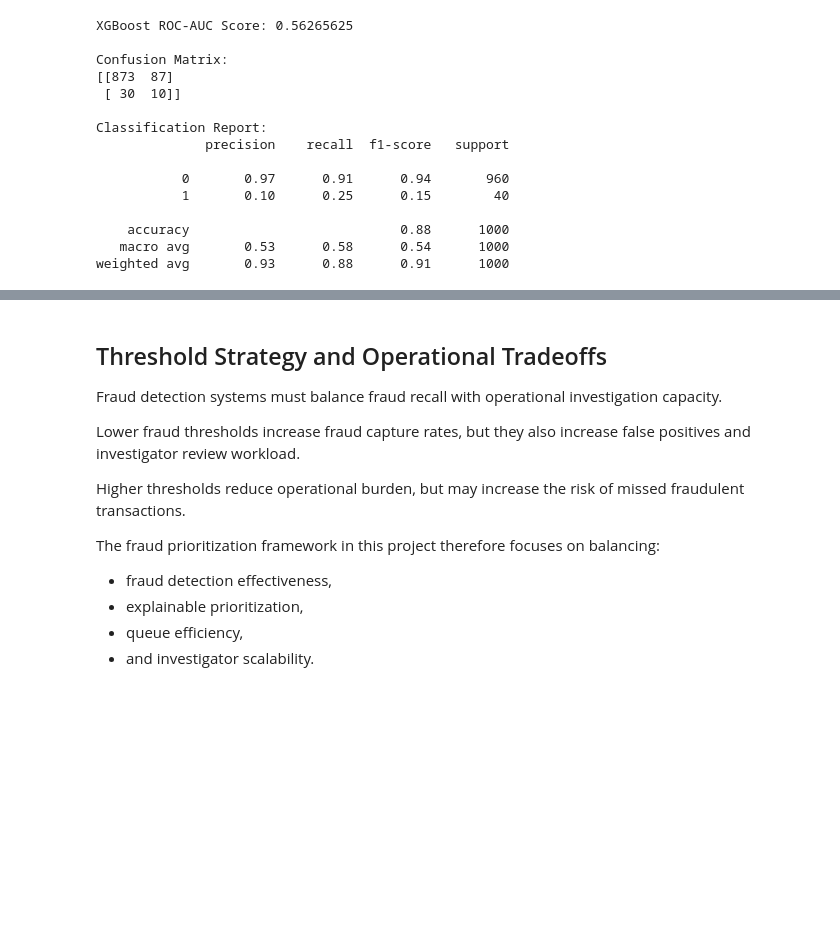
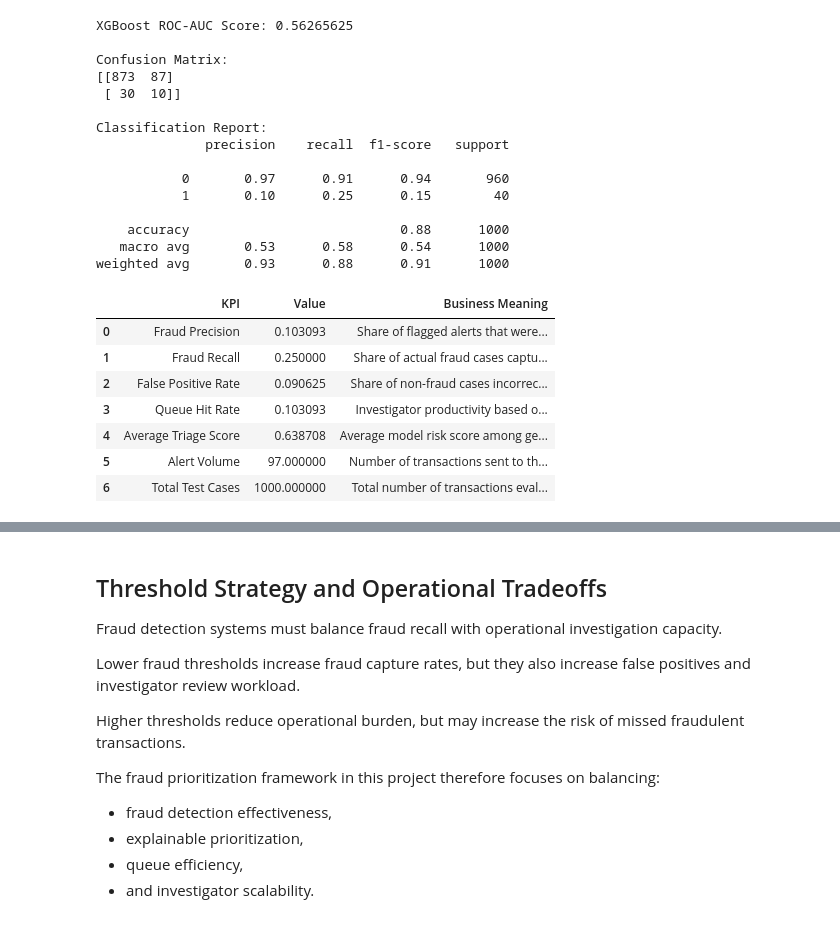
Before and after one commit to kuthurukarthikkumar-prog/jp-morgan-internship, a Jupyter notebook: 02_JPMorgan_Explainable_Fraud_Alert_Prioritization_Project_Kit/C_Supporting_Files/notebooks/jp_morgan_fraud_intelligence_Analysis.ipynb, the cells around one changed output, grey strips where cells are left out. Cells and saved outputs as stored; diff of their text form; code cells hidden in the pictures; blank space fills up the shorter version.

Commit message:
Enhanced operational fraud governance and KPI monitoring framework

```diff
--- a/02_JPMorgan_Explainable_Fraud_Alert_Prioritization_Project_Kit/C_Supporting_Files/notebooks/jp_morgan_fraud_intelligence_Analysis.ipynb
+++ b/02_JPMorgan_Explainable_Fraud_Alert_Prioritization_Project_Kit/C_Supporting_Files/notebooks/jp_morgan_fraud_intelligence_Analysis.ipynb
@@ -1029,3 +1043,67 @@ Classification Report:
     accuracy                           0.88      1000
    macro avg       0.53      0.58      0.54      1000
 weighted avg       0.93      0.88      0.91      1000
+# %%
+from sklearn.metrics import precision_score, recall_score, confusion_matrix
+import pandas as pd
+import numpy as np
+
+# Operational threshold for fraud alert generation
+# This threshold can be adjusted later based on investigator capacity and risk appetite
+operational_threshold = 0.50
+
+# Generate operational alerts from XGBoost fraud probabilities
+alert_generated = (xgb_prob >= operational_threshold).astype(int)
+
+# Confusion matrix components
+tn, fp, fn, tp = confusion_matrix(y_test, alert_generated).ravel()
+
+# Operational KPI calculations
+fraud_precision = precision_score(y_test, alert_generated, zero_division=0)
+fraud_recall = recall_score(y_test, alert_generated, zero_division=0)
+false_positive_rate = fp / (fp + tn) if (fp + tn) > 0 else 0
+queue_hit_rate = tp / (tp + fp) if (tp + fp) > 0 else 0
+average_triage_score = xgb_prob[alert_generated == 1].mean() if alert_generated.sum() > 0 else 0
+alert_volume = alert_generated.sum()
+total_cases = len(alert_generated)
+
+operational_kpis = pd.DataFrame({
+    "KPI": [
+        "Fraud Precision",
+        "Fraud Recall",
+        "False Positive Rate",
+        "Queue Hit Rate",
+        "Average Triage Score",
+        "Alert Volume",
+        "Total Test Cases"
+    ],
+    "Value": [
+        fraud_precision,
+        fraud_recall,
+        false_positive_rate,
+        queue_hit_rate,
+        average_triage_score,
+        alert_volume,
+        total_cases
+    ],
+    "Business Meaning": [
+        "Share of flagged alerts that were actually fraud",
+        "Share of actual fraud cases captured by the alerting logic",
+        "Share of non-fraud cases incorrectly flagged for investigation",
+        "Investigator productivity based on confirmed fraud within the alert queue",
+        "Average model risk score among generated alerts",
+        "Number of transactions sent to the investigation queue",
+        "Total number of transactions evaluated in the test sample"
+    ]
+})
+
+operational_kpis
+# %% [output]
+|  | KPI | Value | Business Meaning |
+| 0 | Fraud Precision | 0.103093 | Share of flagged alerts that were... |
+| 1 | Fraud Recall | 0.250000 | Share of actual fraud cases captu... |
+| 2 | False Positive Rate | 0.090625 | Share of non-fraud cases incorrec... |
+| 3 | Queue Hit Rate | 0.103093 | Investigator productivity based o... |
+| 4 | Average Triage Score | 0.638708 | Average model risk score among ge... |
+| 5 | Alert Volume | 97.000000 | Number of transactions sent to th... |
+| 6 | Total Test Cases | 1000.000000 | Total number of transactions eval... |
```
Also changed, not shown: parts of 10 cells of this notebook, 1 other file.
